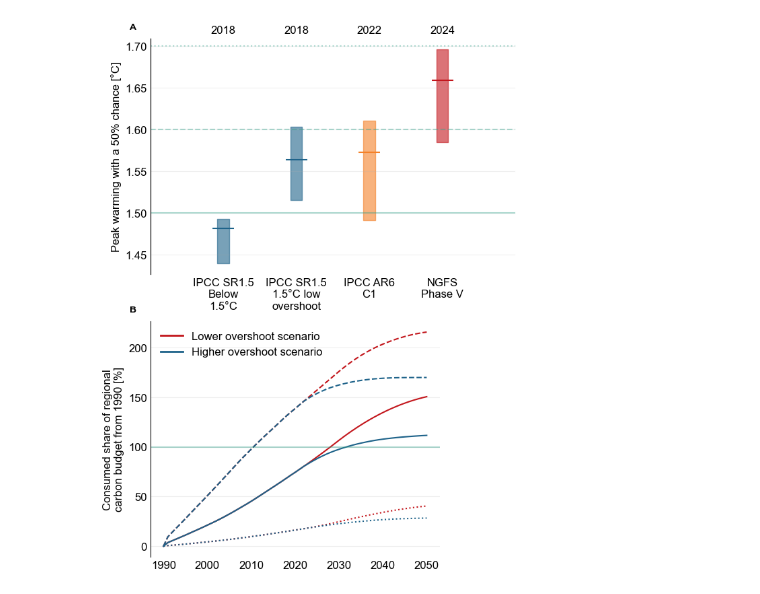
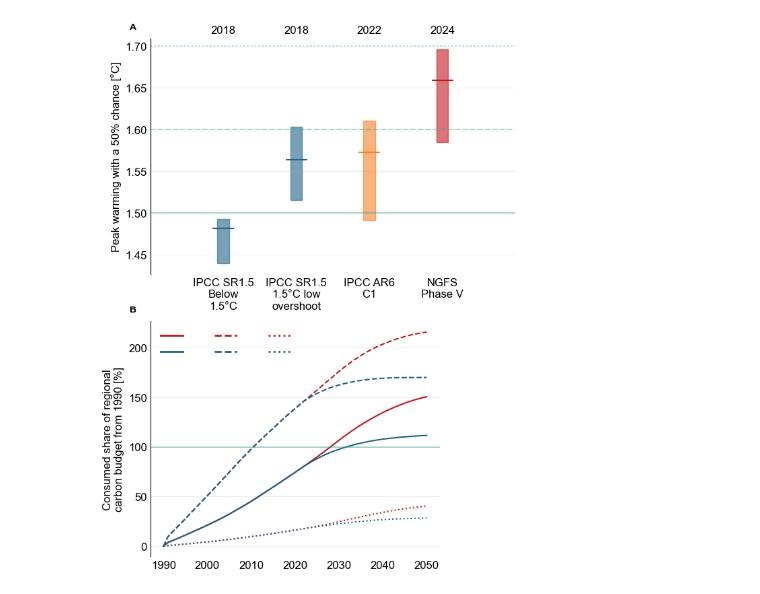
Before and after one commit to gaurav-ganti/2025_1p5_comment, a Jupyter notebook: assessment/03_plot_figure.ipynb, the cells around one changed output. Cells and saved outputs as stored; diff of their text form; code cells hidden in the pictures.

Commit message:
Update figure legend

```diff
--- a/assessment/03_plot_figure.ipynb
+++ b/assessment/03_plot_figure.ipynb
@@ -12,6 +12,7 @@ import numpy as np
 # %%
 plt.rcParams["font.family"] = "Arial"
 plt.rcParams["font.size"] = 12
+plt.rcParams["svg.fonttype"] = "none"
 # %%
 df_sr15 = pyam.IamDataFrame('data/01_sr15_data.xlsx')
 df_ar6 = pyam.IamDataFrame('data/01_ar6_data.xlsx')
@@ -97,35 +98,40 @@ for scen in scen_color_map.keys():
         region='R10AFRICA',
         year=range(1990, 2051)
     ).plot(color=scen_color_map[scen], ax=ax['b'], linestyle='dotted')
     debt.filter(
         scenario=scen,
         region='R10EUROPE',
         year=range(1990, 2051)
     ).plot(color=scen_color_map[scen], ax=ax['b'], linestyle='dashed')
 
 ax['b'].spines[['top', 'right', 'bottom']].set_visible(False)
 ax['b'].axhline(100, color='#31A18A', alpha=0.4)
 ax['b'].set_title('')
 ax['b'].set_xlabel('')
 ax['b'].grid(axis='y', alpha=0.2)
 ax['b'].tick_params(axis='both', which='both', length=0)
 
 custom_legend = [
-    Line2D([0], [0], color='#C3161C', lw=2, label='Lower overshoot scenario'),
-    Line2D([0], [0], color='#1E638A', lw=2, label='Higher overshoot scenario')
+    Line2D([0], [0], color='#C3161C', lw=2,  label=''),
+    Line2D([0], [0], color='#1E638A', lw=2, label=''),
+    Line2D([0], [0], color='#C3161C', linestyle='dashed', lw=2,  label=''),
+    Line2D([0], [0], color='#1E638A', linestyle='dashed', lw=2, label=''),
+    Line2D([0], [0], color='#C3161C', linestyle='dotted', lw=2),
+    Line2D([0], [0], color='#1E638A', linestyle='dotted', lw=2),
+
 ]
-ax['b'].legend(handles=custom_legend, framealpha=0)
+ax['b'].legend(handles=custom_legend, framealpha=0, ncol=3)
 ax['b'].set_ylabel('Consumed share of regional\ncarbon budget from 1990 [%]')
 ax['c'].spines[['top', 'right', 'bottom', 'left']].set_visible(False)
 ax['c'].set_xticks([])
 ax['c'].set_yticks([])
 
 ## Subplot labels ##
 for label, a in ax.items():
     if label=='c':
         continue
     trans = mtransforms.ScaledTranslation(-22/72, 10/72, fig.dpi_scale_trans)
     a.text(0.0, 1.0, label.upper(), transform=a.transAxes + trans, weight='bold', fontsize=10)
 # %% [output]
-[figure, old version]
+[figure, new version]
 # %%
```
Also changed, not shown: parts of 2 cells of this notebook.
